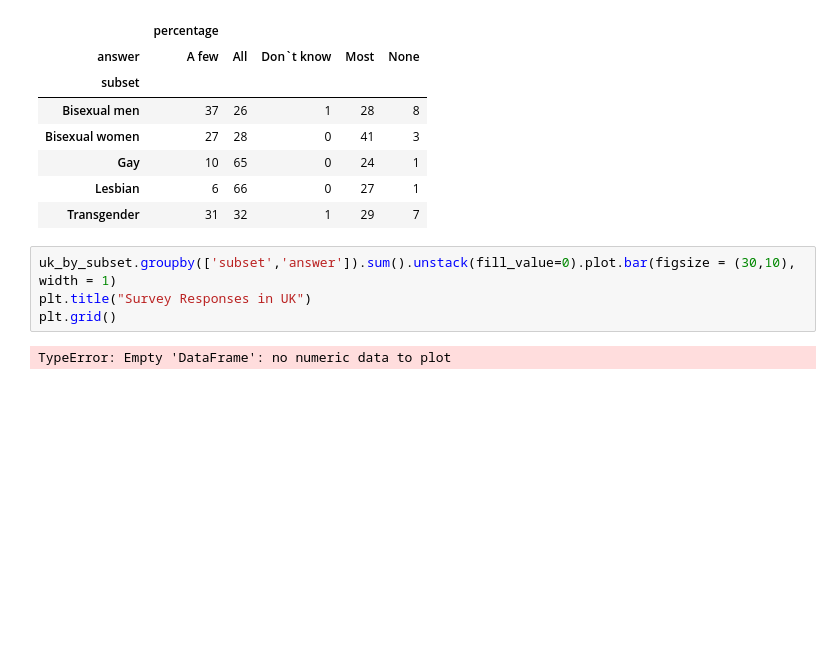
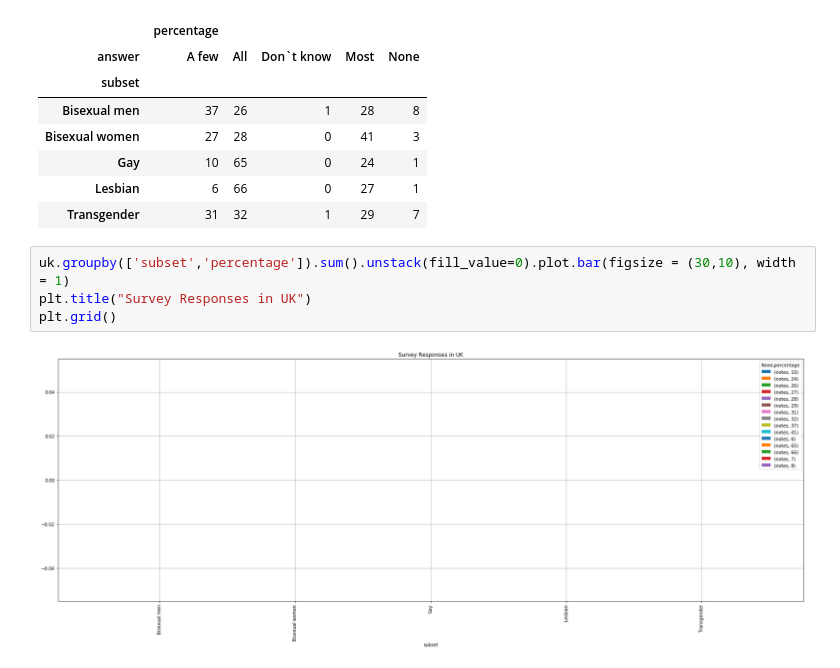
Before and after one commit to irwinmier96/Extra_Side_Projects, a Jupyter notebook: LGBT Europe/daily_life_survey.ipynb, the cells around one changed output. Saved outputs shown, nothing was run; the diff lists cells and outputs as text; blank space fills up the shorter version.

Commit message:
Attempted a graph

```diff
--- a/LGBT Europe/daily_life_survey.ipynb
+++ b/LGBT Europe/daily_life_survey.ipynb
@@ -176,8 +176,8 @@ uk_by_subset
 | Lesbian | 6 | 66 | 0 | 27 | 1 |
 | Transgender | 31 | 32 | 1 | 29 | 7 |
 # %%
-uk_by_subset.groupby(['subset','answer']).sum().unstack(fill_value=0).plot.bar(figsize = (30,10), width = 1)
+uk.groupby(['subset','percentage']).sum().unstack(fill_value=0).plot.bar(figsize = (30,10), width = 1)
 plt.title("Survey Responses in UK")
 plt.grid()
 # %% [output]
-TypeError: Empty 'DataFrame': no numeric data to plot
+[figure, added]
```
